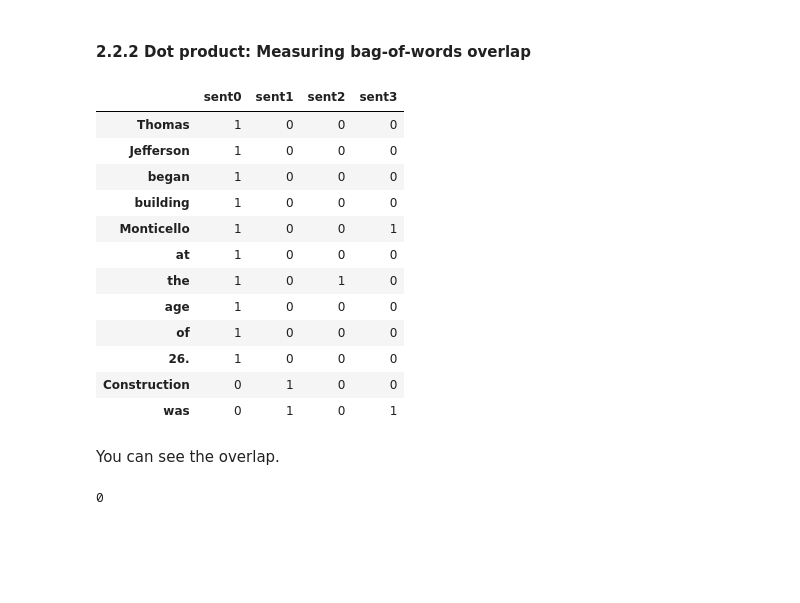
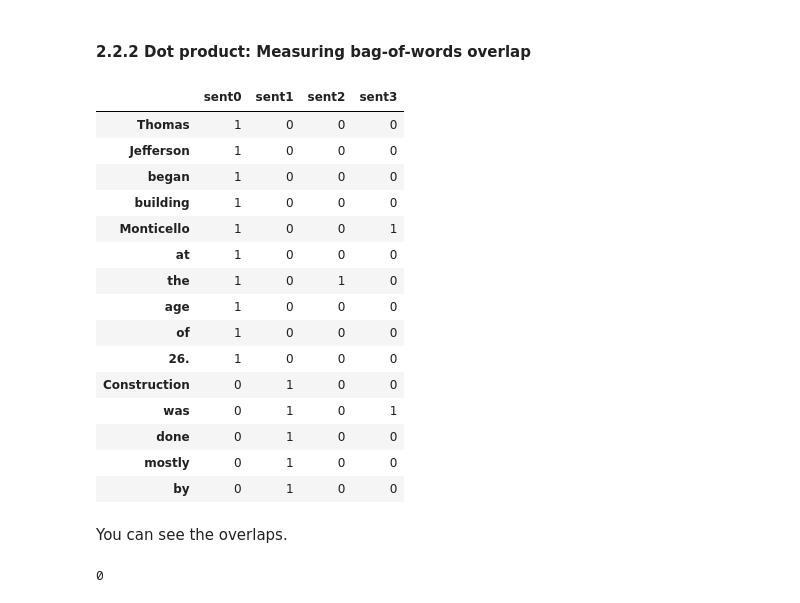
Before and after one commit to YeabinMoonEcon/BUS211, a Jupyter notebook: BUS243_NLP/homework_brainstorming/chapter2_code.ipynb, the cells around one changed output. Cells and saved outputs as stored; diff of their text form; code cells hidden in the pictures; blank space fills up the shorter version.

```diff
--- a/BUS243_NLP/homework_brainstorming/chapter2_code.ipynb
+++ b/BUS243_NLP/homework_brainstorming/chapter2_code.ipynb
@@ -140,23 +209,26 @@ df[df.columns[:10]]
 #### 2.2.2 Dot product: Measuring bag-of-words overlap
 # %%
 df = df.T    # this type of matrix is called term-document matrix or word-document matrix
-df.head(12)
+df.head(15)
 # %% [output]
 |  | sent0 | sent1 | sent2 | sent3 |
 | Thomas | 1 | 0 | 0 | 0 |
 | Jefferson | 1 | 0 | 0 | 0 |
 | began | 1 | 0 | 0 | 0 |
 | building | 1 | 0 | 0 | 0 |
 | Monticello | 1 | 0 | 0 | 1 |
 | at | 1 | 0 | 0 | 0 |
 | the | 1 | 0 | 1 | 0 |
 | age | 1 | 0 | 0 | 0 |
 | of | 1 | 0 | 0 | 0 |
 | 26. | 1 | 0 | 0 | 0 |
 | Construction | 0 | 1 | 0 | 0 |
 | was | 0 | 1 | 0 | 1 |
+| done | 0 | 1 | 0 | 0 |
+| mostly | 0 | 1 | 0 | 0 |
+| by | 0 | 1 | 0 | 0 |
 # %% [markdown]
-You can see the overlap.
+You can see the overlaps.
 # %%
 df.sent0.dot(df.sent1)
 # %% [output]
```
Also changed, not shown: parts of 23 cells of this notebook, 1 other file.
